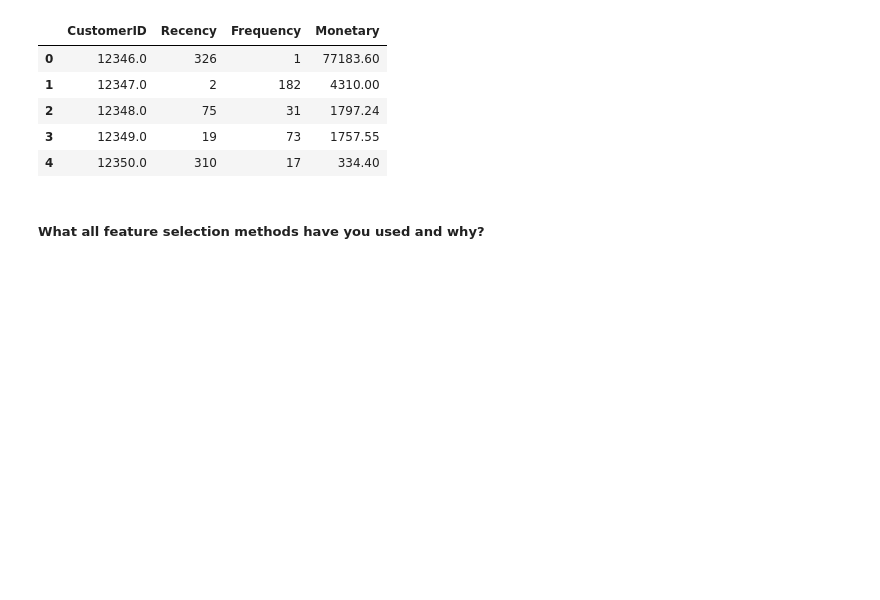
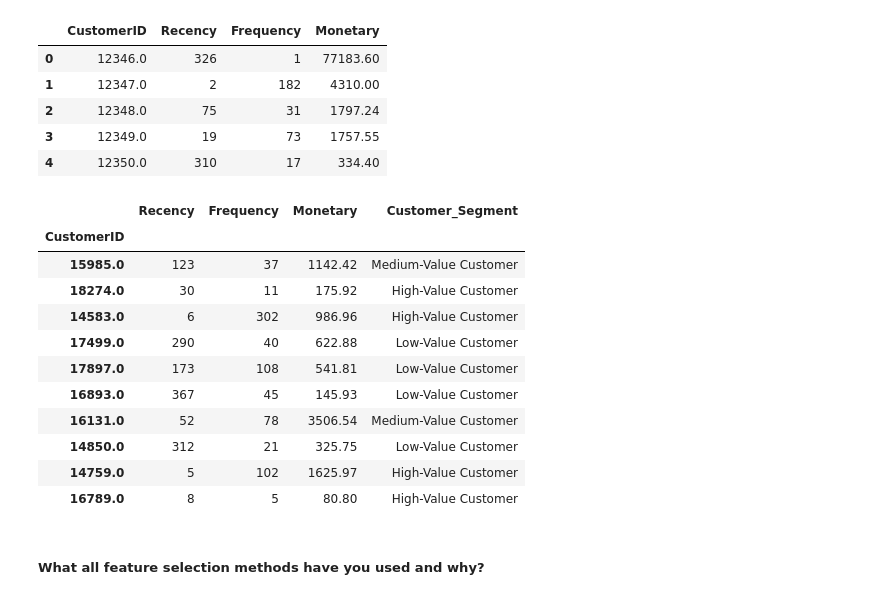
Before and after one commit to Rajat-Sri/Online-Retail-Customer-Segmentation, a Jupyter notebook: Online_Retail_Customer_Segmentation.ipynb, the cells around one changed output. Saved outputs shown, nothing was run; the diff lists cells and outputs as text; code cells hidden in the pictures; blank space fills up the shorter version.

```diff
--- a/Online_Retail_Customer_Segmentation.ipynb
+++ b/Online_Retail_Customer_Segmentation.ipynb
@@ -1129,6 +1129,55 @@ rfm.reset_index().head()
 | 2 | 12348.0 | 75 | 31 | 1797.24 |
 | 3 | 12349.0 | 19 | 73 | 1757.55 |
 | 4 | 12350.0 | 310 | 17 | 334.40 |
+# %%
+# Calculate RFM values for each customer
+recency = rfm['Recency']
+frequency = rfm['Frequency']
+monetary = rfm['Monetary']
+
+# Calculate the quartiles for each RFM value
+r_quartiles = pd.qcut(recency, q=4, labels=range(4, 0, -1))
+f_quartiles = pd.qcut(frequency, q=4, labels=range(1, 5))
+m_quartiles = pd.qcut(monetary, q=4, labels=range(1, 5))
+
+# Combine the RFM values into a single dataframe
+rfm_rfm = pd.concat([r_quartiles, f_quartiles, m_quartiles], axis=1)
+rfm_rfm.columns = ['R', 'F', 'M']
+
+# Convert the RFM values to numeric data types
+rfm_rfm['R'] = pd.to_numeric(rfm_rfm['R'])
+rfm_rfm['F'] = pd.to_numeric(rfm_rfm['F'])
+rfm_rfm['M'] = pd.to_numeric(rfm_rfm['M'])
+
+# Calculate the RFM score for each customer
+rfm_rfm['RFM_score'] = rfm_rfm['R'] * 100 + rfm_rfm['F'] * 10 + rfm_rfm['M']
+
+# Create customer segmentation groups based on RFM score
+def Customer_Segment(rfm):
+    if rfm['RFM_score'] >= 311:
+        return 'High-Value Customer'
+    elif (rfm['RFM_score'] >= 211) and (rfm['RFM_score'] <= 310):
+        return 'Medium-Value Customer'
+    else:
+        return 'Low-Value Customer'
+
+rfm['Customer_Segment'] = rfm_rfm.apply(Customer_Segment, axis=1)
+
+# Output the results
+rfm.sample(10)
+# %% [output]
+|  | Recency | Frequency | Monetary | Customer_Segment |
+| CustomerID |  |  |  |  |
+| 15985.0 | 123 | 37 | 1142.42 | Medium-Value Customer |
+| 18274.0 | 30 | 11 | 175.92 | High-Value Customer |
+| 14583.0 | 6 | 302 | 986.96 | High-Value Customer |
+| 17499.0 | 290 | 40 | 622.88 | Low-Value Customer |
+| 17897.0 | 173 | 108 | 541.81 | Low-Value Customer |
+| 16893.0 | 367 | 45 | 145.93 | Low-Value Customer |
+| 16131.0 | 52 | 78 | 3506.54 | Medium-Value Customer |
+| 14850.0 | 312 | 21 | 325.75 | Low-Value Customer |
+| 14759.0 | 5 | 102 | 1625.97 | High-Value Customer |
+| 16789.0 | 8 | 5 | 80.80 | High-Value Customer |
 # %% [markdown]
 ##### What all feature selection methods have you used  and why?
 # %% [markdown]
```
Also changed, not shown: parts of 5 cells of this notebook.
